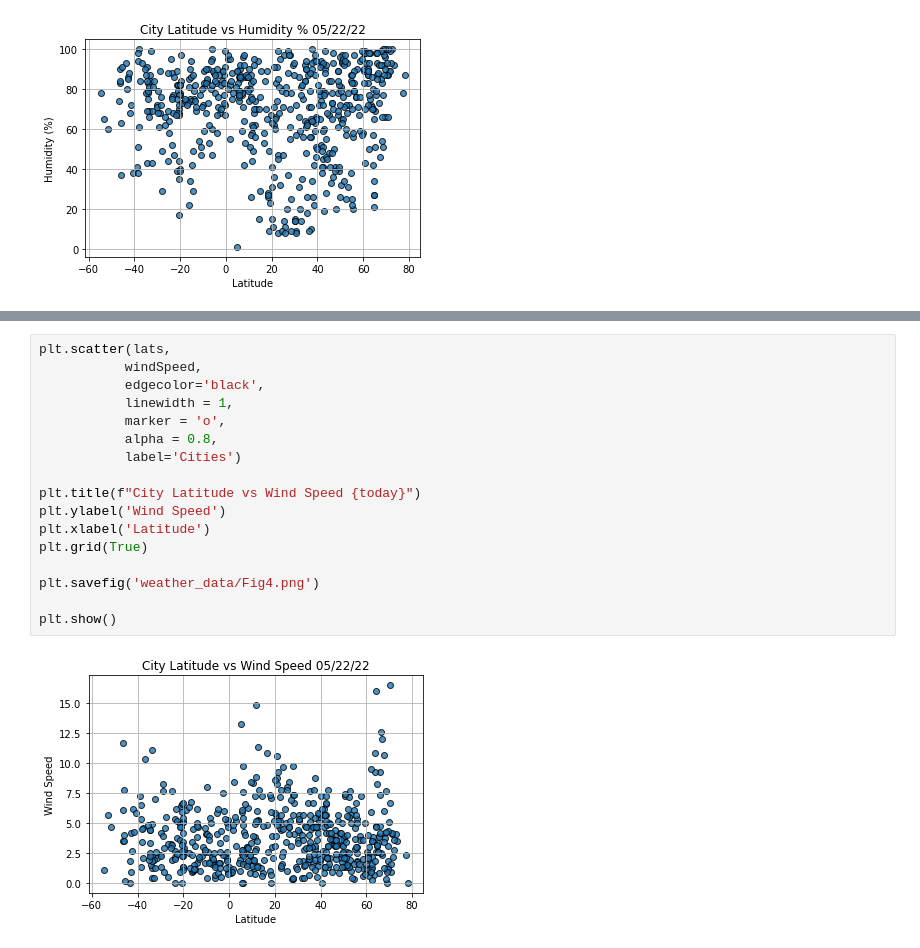
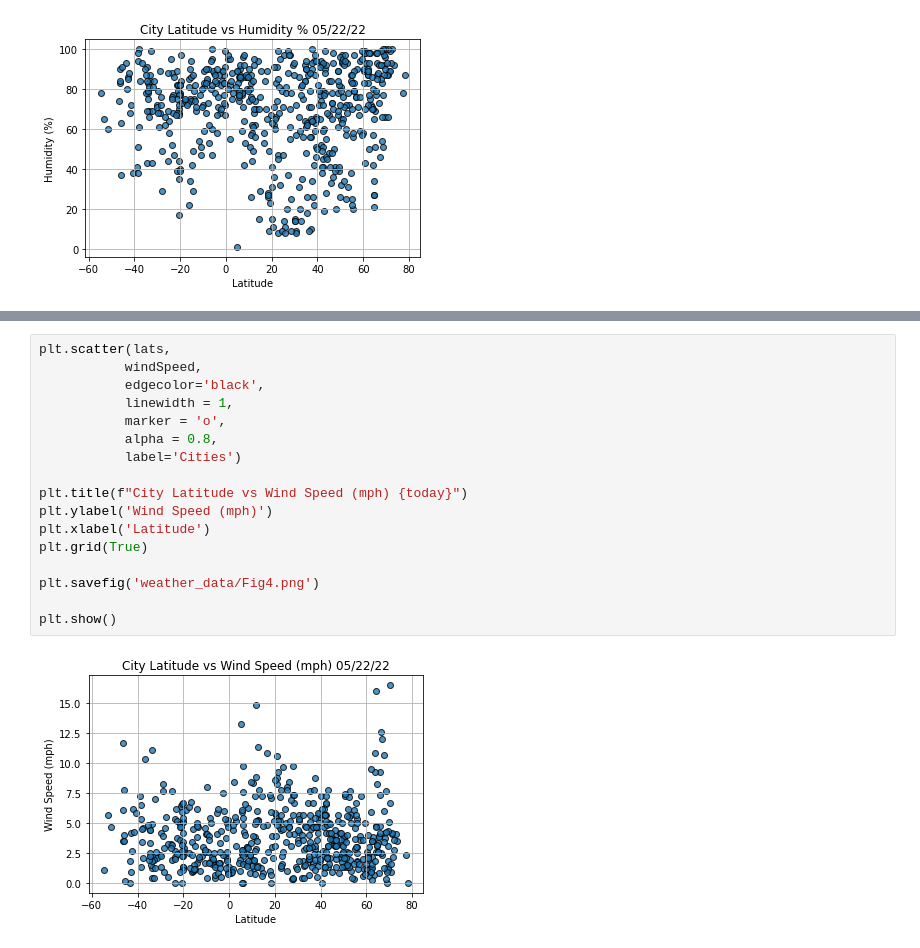
Before and after one commit to jnels4/world_weather_analysis, a Jupyter notebook: WeatherPy.ipynb, the cells around one changed output, grey strips where cells are left out. Cells and saved outputs as stored; diff of their text form.

```diff
--- a/WeatherPy.ipynb
+++ b/WeatherPy.ipynb
@@ -247,19 +250,19 @@ plt.show()
 # %%
 plt.scatter(lats,
            windSpeed,
            edgecolor='black',
            linewidth = 1,
            marker = 'o',
            alpha = 0.8,
            label='Cities')
 
-plt.title(f"City Latitude vs Wind Speed {today}")
-plt.ylabel('Wind Speed')
+plt.title(f"City Latitude vs Wind Speed (mph) {today}")
+plt.ylabel('Wind Speed (mph)')
 plt.xlabel('Latitude')
 plt.grid(True)
 
 plt.savefig('weather_data/Fig4.png')
 
 plt.show()
 # %% [output]
-[figure, old version]
+[figure, new version]
```
Also changed, not shown: parts of 15 cells of this notebook.
